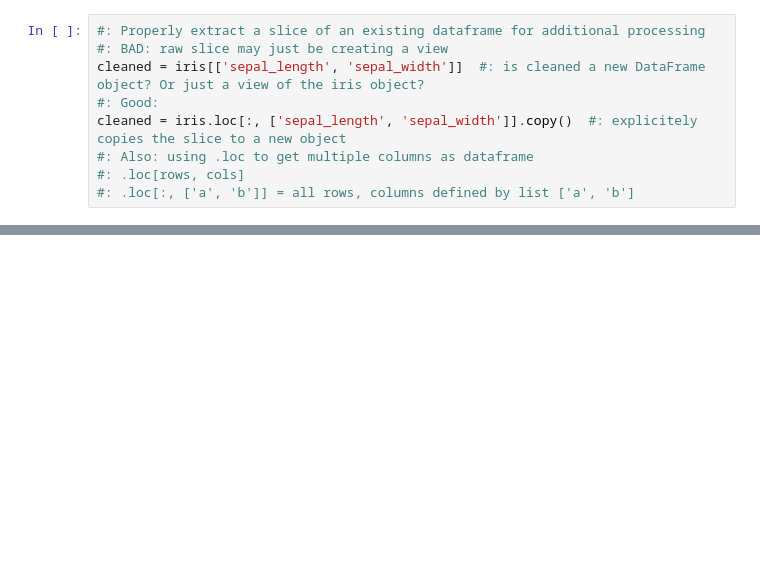
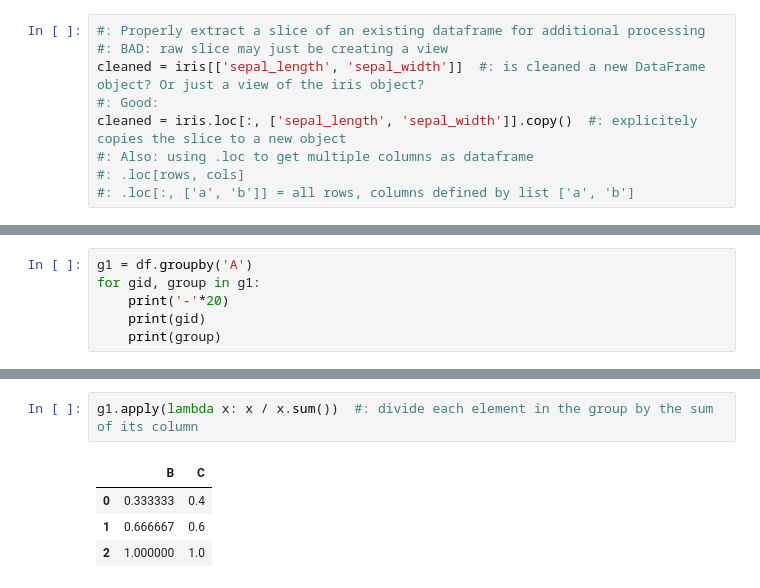
Before and after one commit to jacobdadams/notes, a Jupyter notebook: Pandas.ipynb, the cells around one changed output, grey strips where cells are left out. Cells and saved outputs as stored; diff of their text form; blank space fills up the shorter version.

```diff
--- a/Pandas.ipynb
+++ b/Pandas.ipynb
@@ -304,0 +318,6 @@ cleaned = iris.loc[:, ['sepal_length', 'sepal_width']].copy()  #: explicitely co
+# %%
+g1 = df.groupby('A')
+for gid, group in g1:
+    print('-'*20)
+    print(gid)
+    print(group)
@@ -304,0 +339,7 @@ cleaned = iris.loc[:, ['sepal_length', 'sepal_width']].copy()  #: explicitely co
+# %%
+g1.apply(lambda x: x / x.sum())  #: divide each element in the group by the sum of its column
+# %% [output]
+|  | B | C |
+| 0 | 0.333333 | 0.4 |
+| 1 | 0.666667 | 0.6 |
+| 2 | 1.000000 | 1.0 |
```
Also changed, not shown: parts of 16 cells of this notebook.
